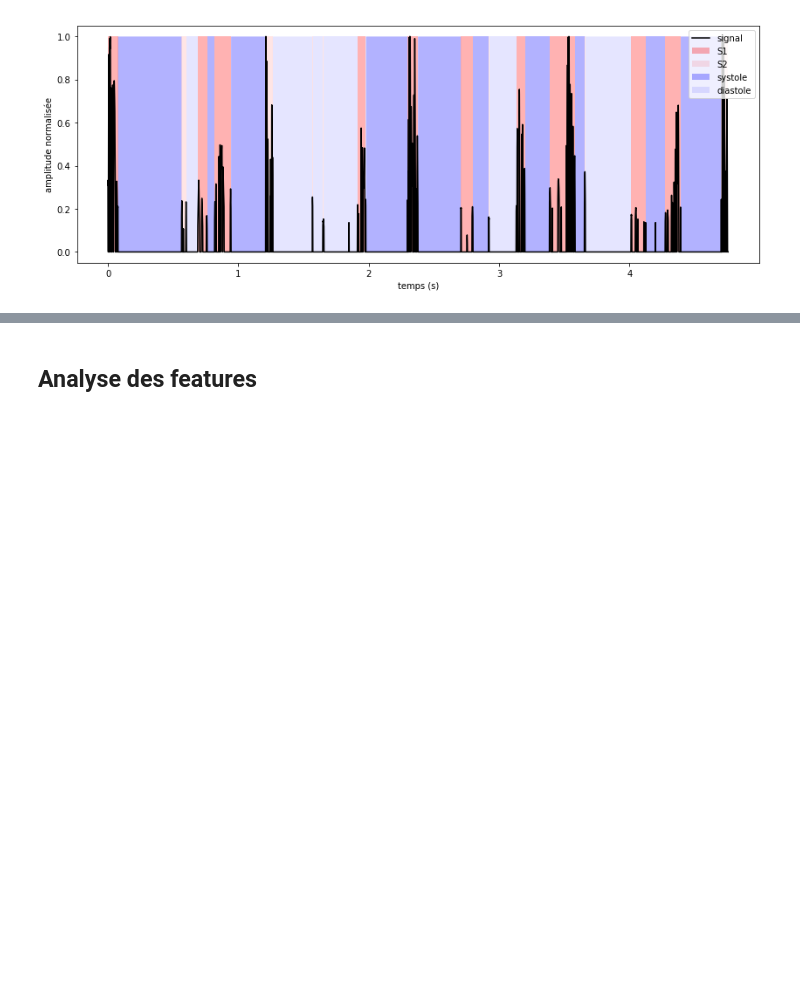
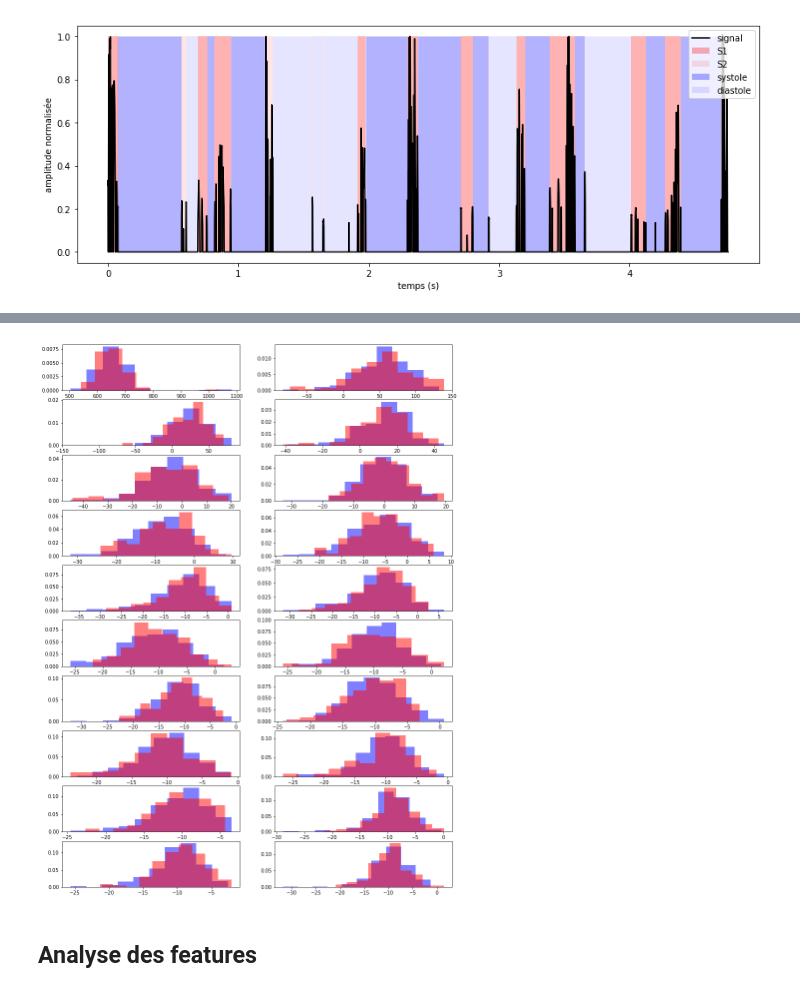
Before and after one commit to aymericfloyrac/Python_for_datascience, a Jupyter notebook: Projet Python.ipynb, the cells around one changed output, grey strips where cells are left out. Drawn from its saved outputs; the diff is of its cells as text; code cells hidden in the pictures; blank space fills up the shorter version.

```diff
--- a/Projet Python.ipynb
+++ b/Projet Python.ipynb
@@ -334,3 +359,12 @@ Text(0,0.5,'amplitude normalisée')
+# %%
+fig = plt.figure(figsize=(14,20))
+for i in range(20):
+    ax = fig.add_subplot(10,2,i+1)
+    tho = features[:,i]
+    ax.hist(tho[labels==1],density=True,alpha=0.5,color='b')
+    ax.hist(tho[labels==-1],density=True,alpha=0.5,color='r')
+# %% [output]
+[figure, added]
 # %% [markdown]
 ## Analyse des features
 # %%
```
Also changed, not shown: parts of 18 cells of this notebook.
